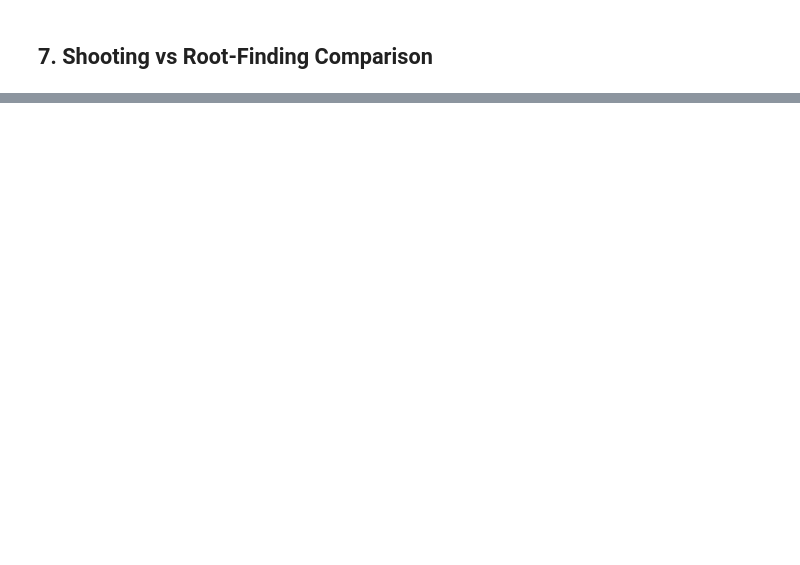
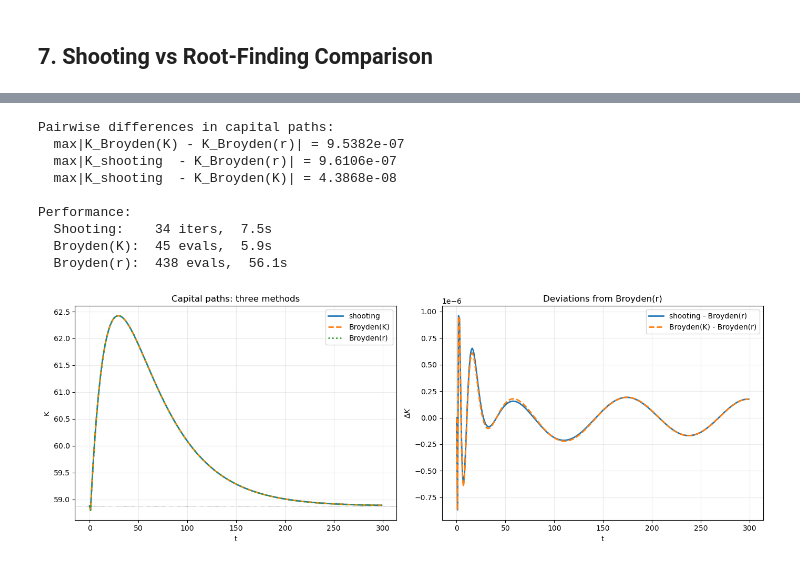
Before and after one commit to Rlincoln01/heterogeneity_in_macroeconomics, a Jupyter notebook: examples/pset5/notebooks/pset5_transition_path.ipynb, the cells around one changed output, grey strips where cells are left out. Cells and saved outputs as stored; diff of their text form; code cells hidden in the pictures; blank space fills up the shorter version.

```diff
--- a/examples/pset5/notebooks/pset5_transition_path.ipynb
+++ b/examples/pset5/notebooks/pset5_transition_path.ipynb
@@ -371,0 +489,47 @@ Method comparison (first 300 periods):
+# %%
+# ── Equivalence check ──
+diff_K_vs_r = np.max(np.abs(result_root.K_path - K_from_r))
+diff_shoot_vs_r = np.max(np.abs(result_shoot.K_path - K_from_r))
+diff_shoot_vs_K = np.max(np.abs(result_shoot.K_path - result_root.K_path))
+
+print("Pairwise differences in capital paths:")
+print(f"  max|K_Broyden(K) - K_Broyden(r)| = {diff_K_vs_r:.4e}")
+print(f"  max|K_shooting  - K_Broyden(r)| = {diff_shoot_vs_r:.4e}")
+print(f"  max|K_shooting  - K_Broyden(K)| = {diff_shoot_vs_K:.4e}")
+
+print(f"\nPerformance:")
+print(f"  Shooting:    {result_shoot.n_iterations} iters,  {elapsed_shoot:.1f}s")
+print(f"  Broyden(K):  {result_root.n_iterations} evals,  {elapsed_root:.1f}s")
+print(f"  Broyden(r):  {eval_count[0]} evals,  {elapsed_r:.1f}s")
+
+# ── Plot ──
+fig, (ax1, ax2) = plt.subplots(1, 2, figsize=(14, 5))
+
+ax1.plot(result_shoot.K_path, label="shooting", linewidth=2)
+ax1.plot(result_root.K_path, "--", label="Broyden(K)", linewidth=2)
+ax1.plot(K_from_r, ":", label="Broyden(r)", linewidth=2)
+ax1.axhline(K_ss, color="k", linewidth=0.5, linestyle=":")
+ax1.set_xlabel("t"); ax1.set_ylabel("K")
+ax1.set_title("Capital paths: three methods")
+ax1.legend(); ax1.grid(alpha=0.25)
+
+# Differences relative to Broyden(r)
+ax2.plot(result_shoot.K_path - K_from_r, label="shooting - Broyden(r)", linewidth=2)
+ax2.plot(result_root.K_path - K_from_r, "--", label="Broyden(K) - Broyden(r)", linewidth=2)
+ax2.set_xlabel("t"); ax2.set_ylabel(r"$\Delta K$")
+ax2.set_title("Deviations from Broyden(r)")
+ax2.legend(); ax2.grid(alpha=0.25)
+
+plt.tight_layout()
+plt.show()
+# %% [output]
+Pairwise differences in capital paths:
+  max|K_Broyden(K) - K_Broyden(r)| = 9.5382e-07
+  max|K_shooting  - K_Broyden(r)| = 9.6106e-07
+  max|K_shooting  - K_Broyden(K)| = 4.3868e-08
+
+Performance:
+  Shooting:    34 iters,  7.5s
+  Broyden(K):  45 evals,  5.9s
+  Broyden(r):  438 evals,  56.1s
+[figure, added]
```
Also changed, not shown: parts of 9 cells of this notebook, 2 other files.
